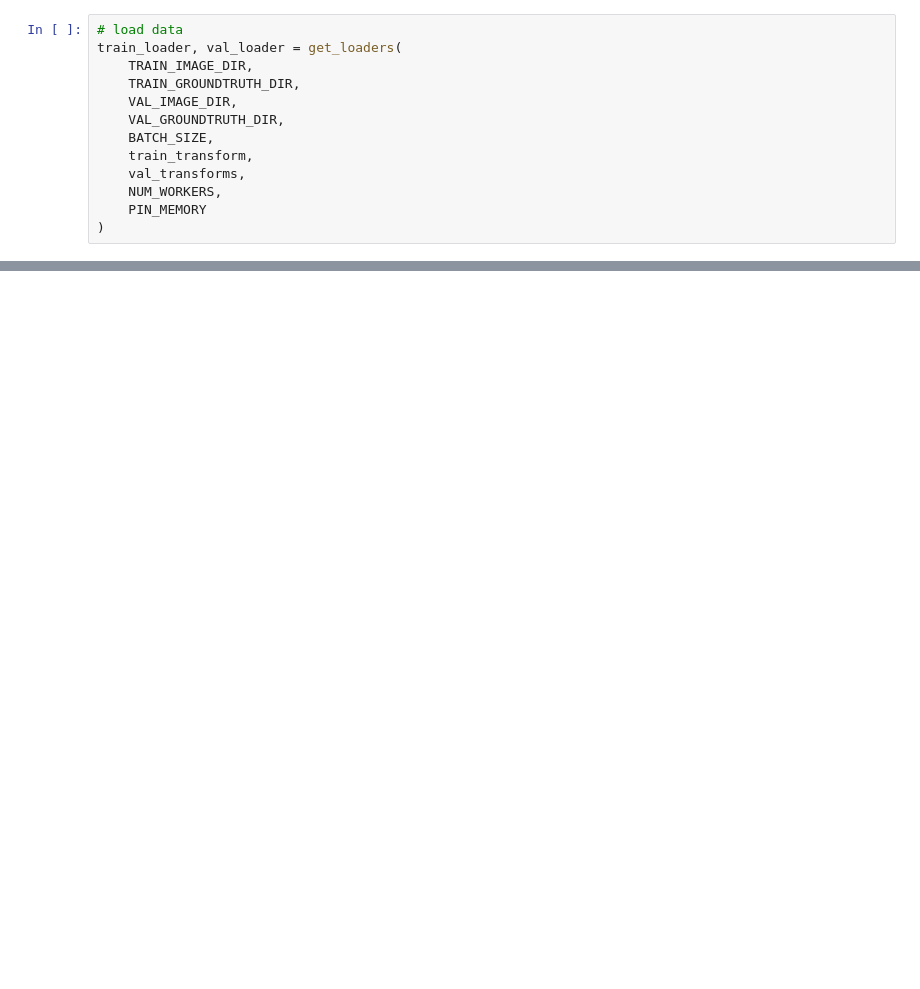
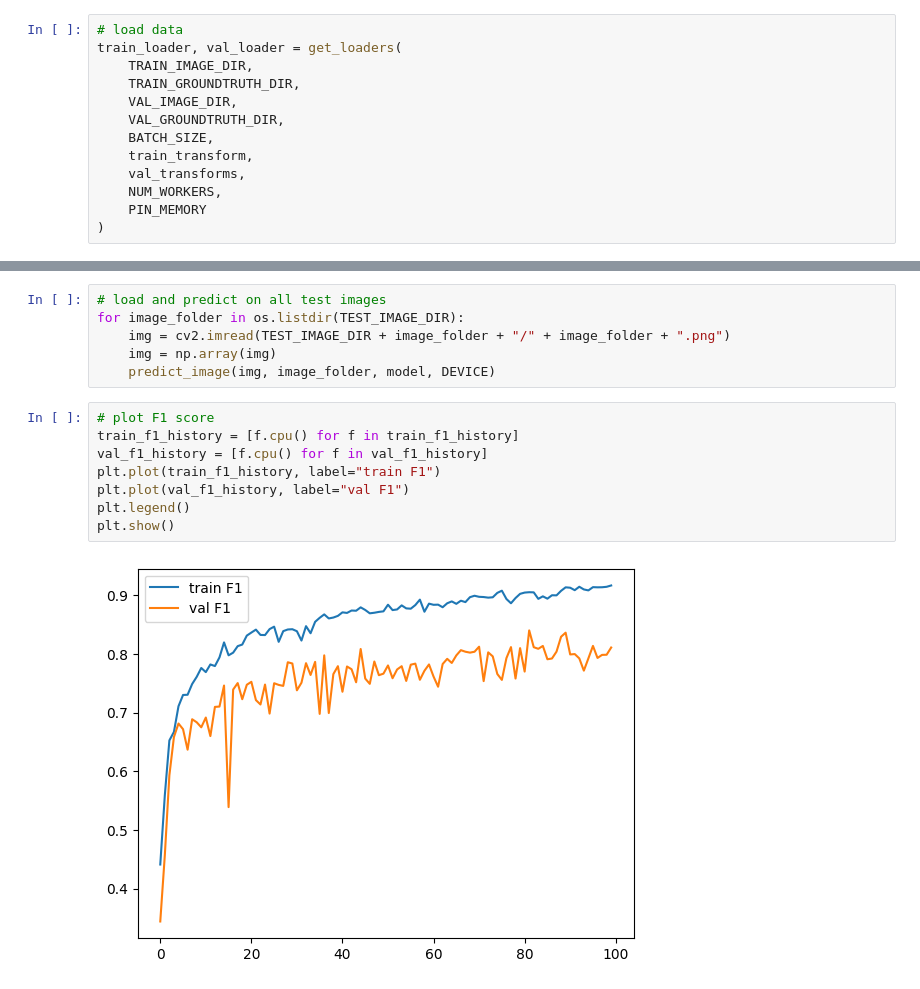
Before and after one commit to CS-433/ml-project-2-hiiiii, a Jupyter notebook: train.ipynb, the cells around one changed output, grey strips where cells are left out. Drawn from its saved outputs; the diff is of its cells as text; blank space fills up the shorter version.

```diff
--- a/train.ipynb
+++ b/train.ipynb
@@ -177,0 +256,16 @@ plt.show()
+# %%
+# load and predict on all test images
+for image_folder in os.listdir(TEST_IMAGE_DIR):
+    img = cv2.imread(TEST_IMAGE_DIR + image_folder + "/" + image_folder + ".png")
+    img = np.array(img)
+    predict_image(img, image_folder, model, DEVICE)
+# %%
+# plot F1 score
+train_f1_history = [f.cpu() for f in train_f1_history]
+val_f1_history = [f.cpu() for f in val_f1_history]
+plt.plot(train_f1_history, label="train F1")
+plt.plot(val_f1_history, label="val F1")
+plt.legend()
+plt.show()
+# %% [output]
+[figure, added]
```
Also changed, not shown: parts of 11 cells of this notebook, 6 other files.
